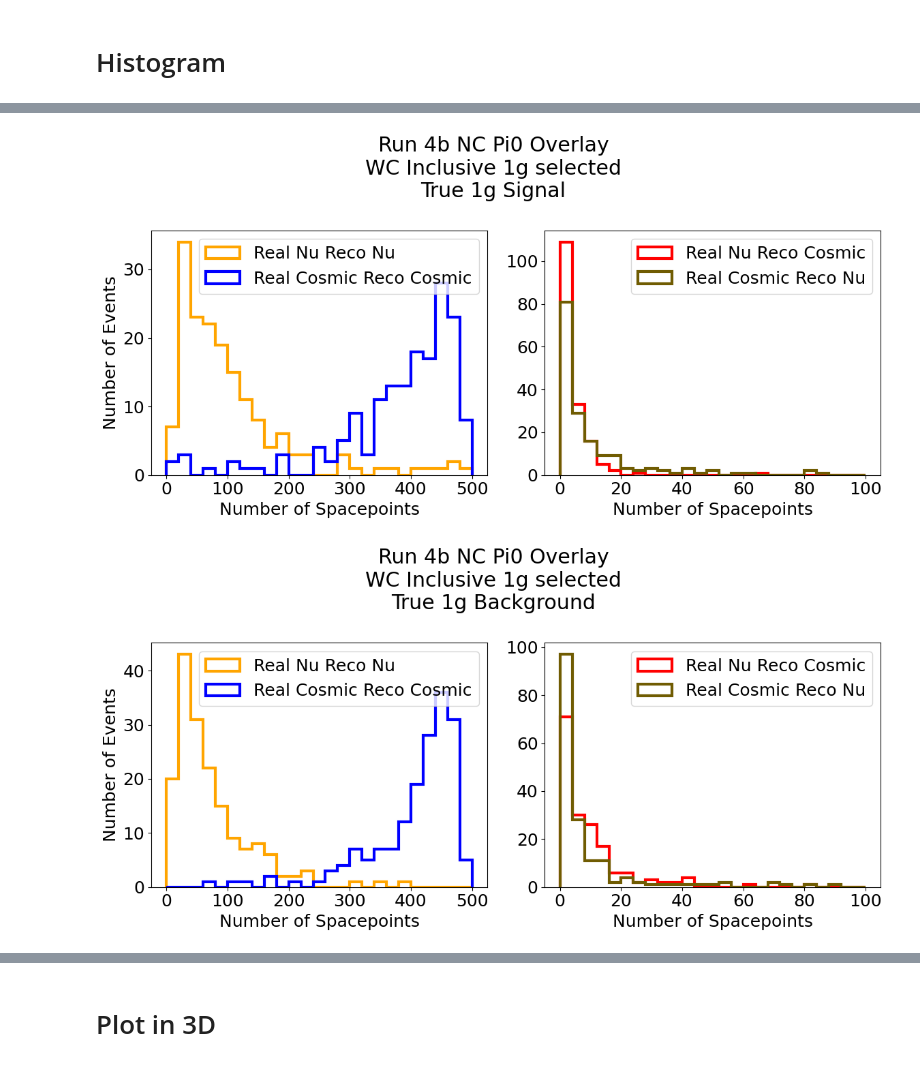
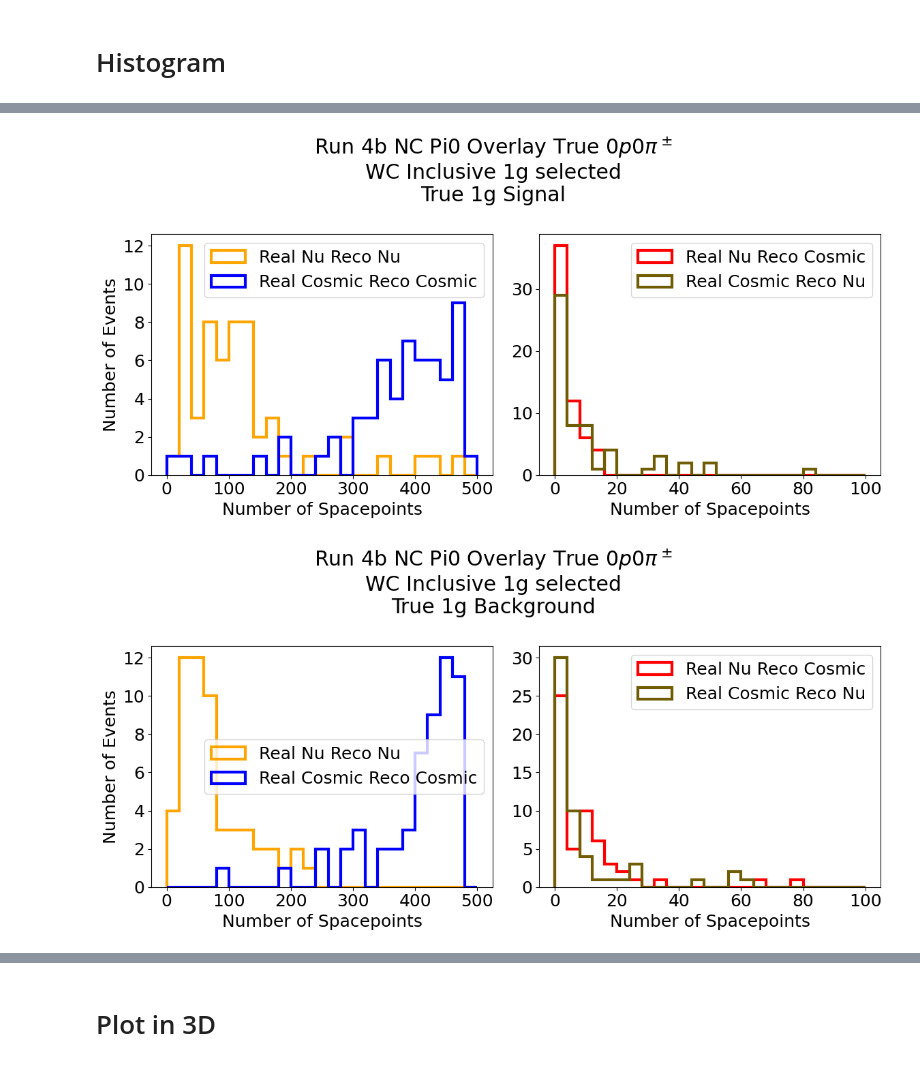
Before and after one commit to leehagaman/spacepoint_ssv, a Jupyter notebook: full_file_1g_selected_spacepoints.ipynb, the cells around one changed output, grey strips where cells are left out. Drawn from its saved outputs; the diff is of its cells as text; code cells hidden in the pictures.

```diff
--- a/full_file_1g_selected_spacepoints.ipynb
+++ b/full_file_1g_selected_spacepoints.ipynb
@@ -12,6 +12,8 @@ from plot_3d_helpers import expanded_detector_boundary_points, detector_boundary
 from plot_3d_helpers import fps_clustering_downsample, get_min_dists, energy_weighted_density_sampling
 # %% [markdown]
 # Loading File
+# %%
+use_only_true_0p0pipm = True
 # %%
 f = uproot.open("input_files/bdt_convert_superunified_bnb_ncpi0_full_spacepoints.root")
 
@@ -56,6 +58,9 @@ PFeval_vars = [
     "truth_single_photon",
     "truth_muonMomentum",
     "reco_showerKE",
+    "truth_pdg",
+    "truth_mother",
+    "truth_startMomentum",
 ]
 
 T_BDTvars_df = f["wcpselection"]["T_BDTvars"].arrays(bdt_vars, library="pd", entry_start=0, entry_stop=events_to_load)
@@ -468,7 +517,10 @@ axs[1].hist(inclusive_sel_real_nu_reco_cosmic, bins=bins_incorrect, histtype='st
 axs[1].hist(inclusive_sel_real_cosmic_reco_nu, bins=bins_incorrect, histtype='step', lw=lw, color='#705c02', label='Real Cosmic Reco Nu')
 axs[1].legend()
 axs[1].set_xlabel('Number of Spacepoints')
-plt.suptitle("Run 4b NC Pi0 Overlay\nWC Inclusive 1g selected")
+if use_only_true_0p0pipm:
+    plt.suptitle(r"Run 4b NC Pi0 Overlay True $0p0\pi^\pm$""\nWC Inclusive 1g selected")
+else:
+    plt.suptitle("Run 4b NC Pi0 Overlay\nWC Inclusive 1g selected")
 plt.tight_layout()
 plt.show()
 
@@ -482,7 +534,10 @@ axs[1].hist(inclusive_sig_sel_real_nu_reco_cosmic, bins=bins_incorrect, histtype
 axs[1].hist(inclusive_sig_sel_real_cosmic_reco_nu, bins=bins_incorrect, histtype='step', lw=lw, color='#705c02', label='Real Cosmic Reco Nu')
 axs[1].legend()
 axs[1].set_xlabel('Number of Spacepoints')
-plt.suptitle("Run 4b NC Pi0 Overlay\nWC Inclusive 1g selected\nTrue 1g Signal")
+if use_only_true_0p0pipm:
+    plt.suptitle(r"Run 4b NC Pi0 Overlay True $0p0\pi^\pm$""\nWC Inclusive 1g selected\nTrue 1g Signal")
+else:
+    plt.suptitle("Run 4b NC Pi0 Overlay\nWC Inclusive 1g selected\nTrue 1g Signal")
 plt.tight_layout()
 plt.show()
 
@@ -496,7 +551,10 @@ axs[1].hist(inclusive_bkg_sel_real_nu_reco_cosmic, bins=bins_incorrect, histtype
 axs[1].hist(inclusive_bkg_sel_real_cosmic_reco_nu, bins=bins_incorrect, histtype='step', lw=lw, color='#705c02', label='Real Cosmic Reco Nu')
 axs[1].legend()
 axs[1].set_xlabel('Number of Spacepoints')
-plt.suptitle("Run 4b NC Pi0 Overlay\nWC Inclusive 1g selected\nTrue 1g Background")
+if use_only_true_0p0pipm:
+    plt.suptitle(r"Run 4b NC Pi0 Overlay True $0p0\pi^\pm$""\nWC Inclusive 1g selected\nTrue 1g Background")
+else:
+    plt.suptitle("Run 4b NC Pi0 Overlay\nWC Inclusive 1g selected\nTrue 1g Background")
 plt.tight_layout()
 plt.show()
 
@@ -507,7 +565,10 @@ plt.hist(inclusive_sig_sel_real_nu_reco_cosmic, bins=bins, histtype='step', dens
 plt.legend()
 plt.xlabel('Number of Spacepoints')
 plt.ylabel("Normalized number of events")
-plt.suptitle("Run 4b NC Pi0 Overlay\nWC Inclusive 1g selected\nReal Nu Reco Cosmic")
+if use_only_true_0p0pipm:
+    plt.suptitle(r"Run 4b NC Pi0 Overlay True $0p0\pi^\pm$""\nWC Inclusive 1g selected\nReal Nu Reco Cosmic")
+else:
+    plt.suptitle("Run 4b NC Pi0 Overlay\nWC Inclusive 1g selected\nReal Nu Reco Cosmic")
 plt.tight_layout()
 plt.show()
 # %% [output]
@@ -515,2 +576,2 @@ plt.show()
-[figure, old version]
+[figure, new version]
-[figure, old version]
+[figure, new version]
```
Also changed, not shown: parts of 10 cells of this notebook.
